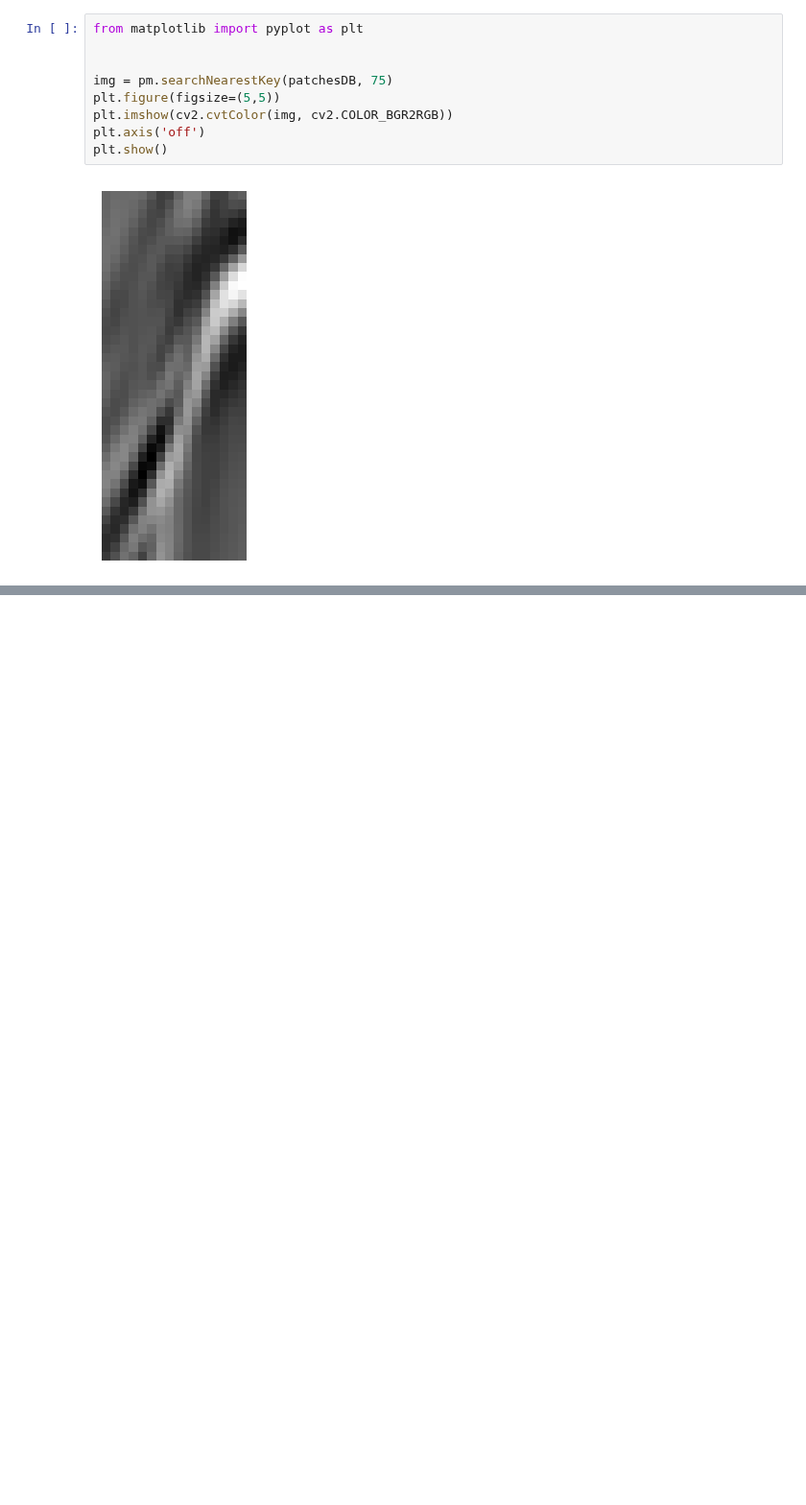
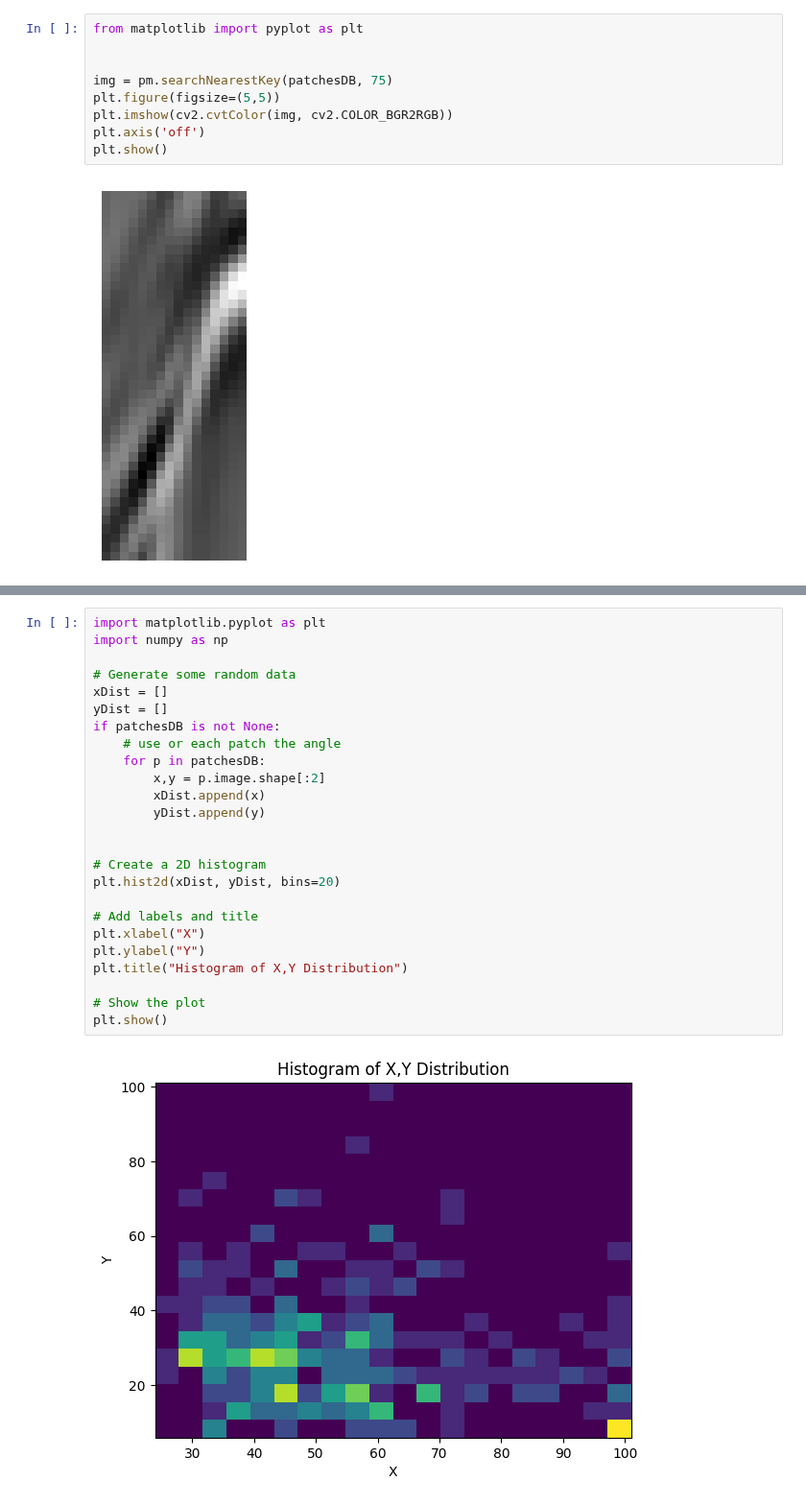
Before and after one commit to lucterres/textureSSD, a Jupyter notebook: angles.ipynb, the cells around one changed output, grey strips where cells are left out. Shown at 96% size. Drawn from its saved outputs; the diff is of its cells as text; blank space fills up the shorter version.

```diff
--- a/angles.ipynb
+++ b/angles.ipynb
@@ -112,0 +116,27 @@ plt.show
+# %%
+import matplotlib.pyplot as plt
+import numpy as np
+
+# Generate some random data
+xDist = []
+yDist = []
+if patchesDB is not None:
+    # use or each patch the angle
+    for p in patchesDB:
+        x,y = p.image.shape[:2]
+        xDist.append(x)
+        yDist.append(y)
+
+
+# Create a 2D histogram
+plt.hist2d(xDist, yDist, bins=20)
+
+# Add labels and title
+plt.xlabel("X")
+plt.ylabel("Y")
+plt.title("Histogram of X,Y Distribution")
+
+# Show the plot
+plt.show()
+# %% [output]
+[figure, added]
```
Also changed, not shown: parts of 5 cells of this notebook, 2 other files.
